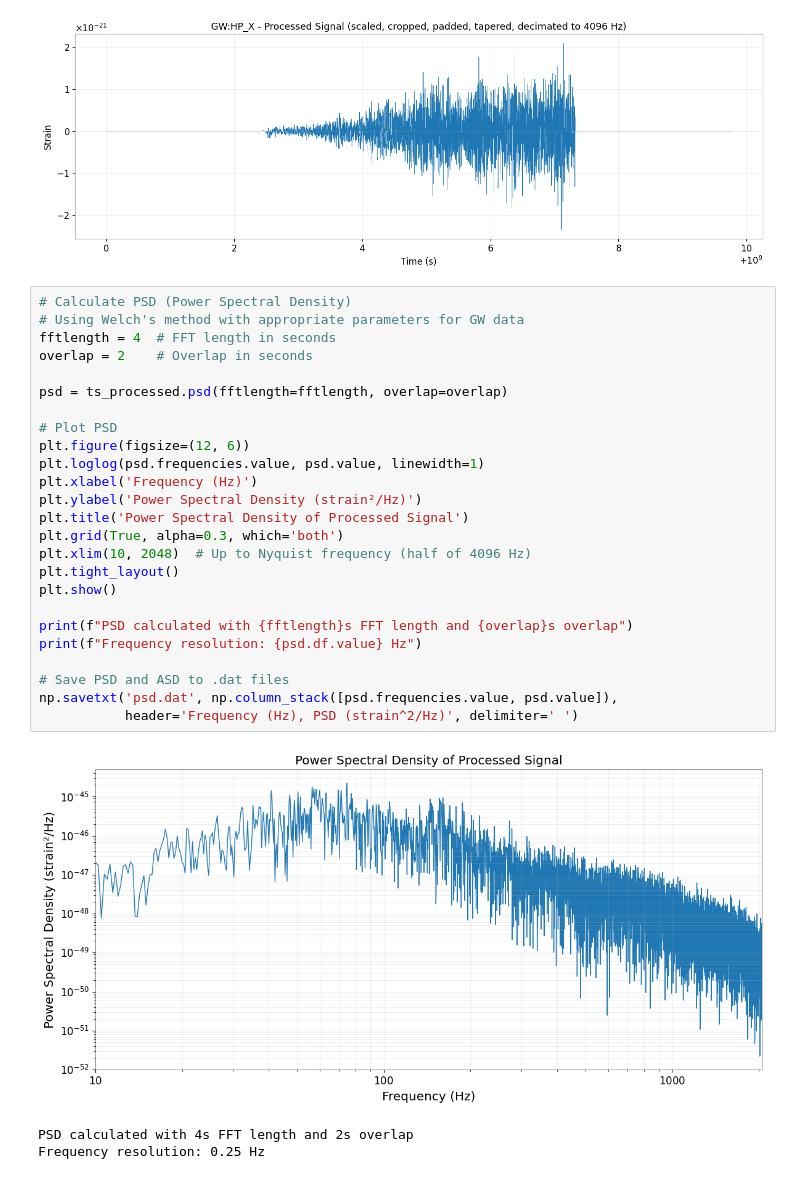
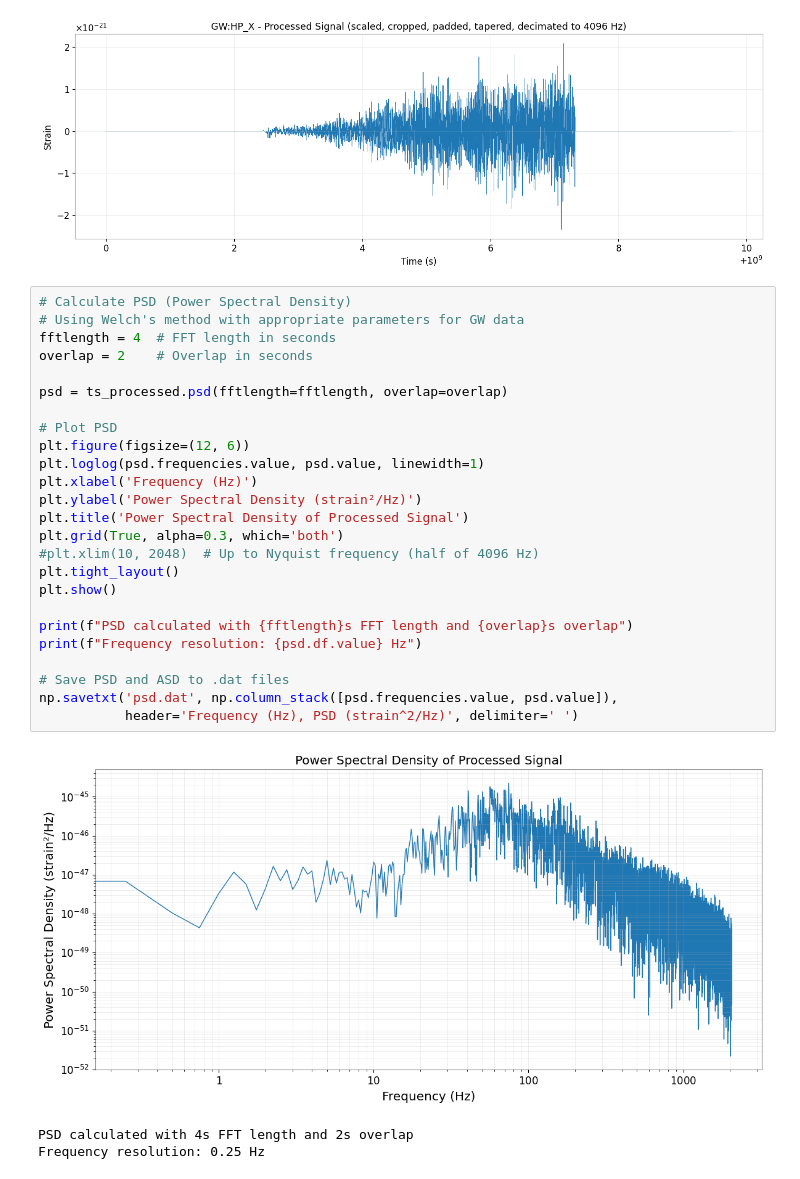
Before and after one commit to chaipattira/gw-collapsar, a Jupyter notebook: preprocess.ipynb, the cells around one changed output. Saved outputs shown, nothing was run; the diff lists cells and outputs as text.

```diff
--- a/preprocess.ipynb
+++ b/preprocess.ipynb
@@ -151,29 +151,29 @@ plt.show()
 # %%
 # Calculate PSD (Power Spectral Density)
 # Using Welch's method with appropriate parameters for GW data
 fftlength = 4  # FFT length in seconds
 overlap = 2    # Overlap in seconds
 
 psd = ts_processed.psd(fftlength=fftlength, overlap=overlap)
 
 # Plot PSD
 plt.figure(figsize=(12, 6))
 plt.loglog(psd.frequencies.value, psd.value, linewidth=1)
 plt.xlabel('Frequency (Hz)')
 plt.ylabel('Power Spectral Density (strain²/Hz)')
 plt.title('Power Spectral Density of Processed Signal')
 plt.grid(True, alpha=0.3, which='both')
-plt.xlim(10, 2048)  # Up to Nyquist frequency (half of 4096 Hz)
+#plt.xlim(10, 2048)  # Up to Nyquist frequency (half of 4096 Hz)
 plt.tight_layout()
 plt.show()
 
 print(f"PSD calculated with {fftlength}s FFT length and {overlap}s overlap")
 print(f"Frequency resolution: {psd.df.value} Hz")
 
 # Save PSD and ASD to .dat files
 np.savetxt('psd.dat', np.column_stack([psd.frequencies.value, psd.value]),
            header='Frequency (Hz), PSD (strain^2/Hz)', delimiter=' ')
 # %% [output]
-[figure, old version]
+[figure, new version]
 PSD calculated with 4s FFT length and 2s overlap
 Frequency resolution: 0.25 Hz
```
Also changed, not shown: 1 other file.
